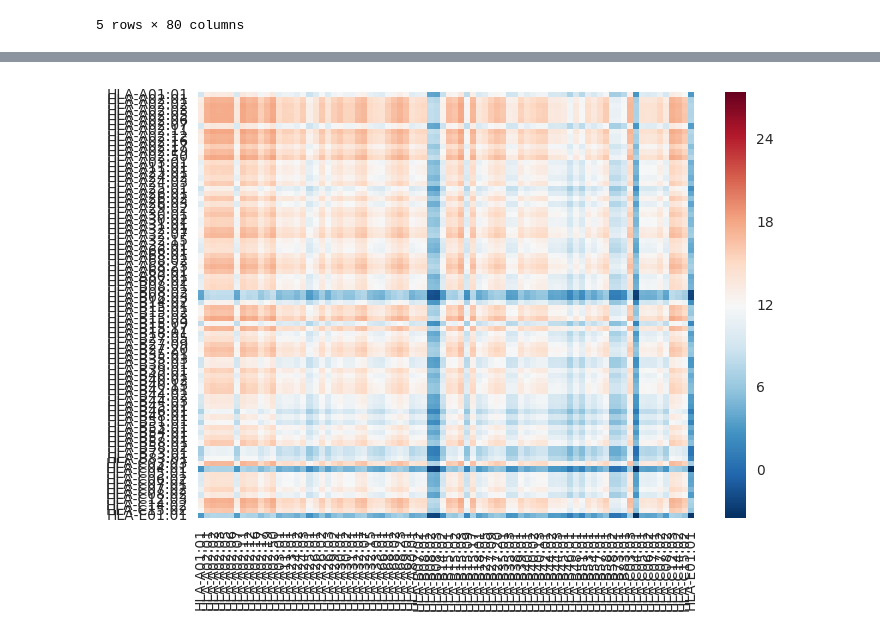
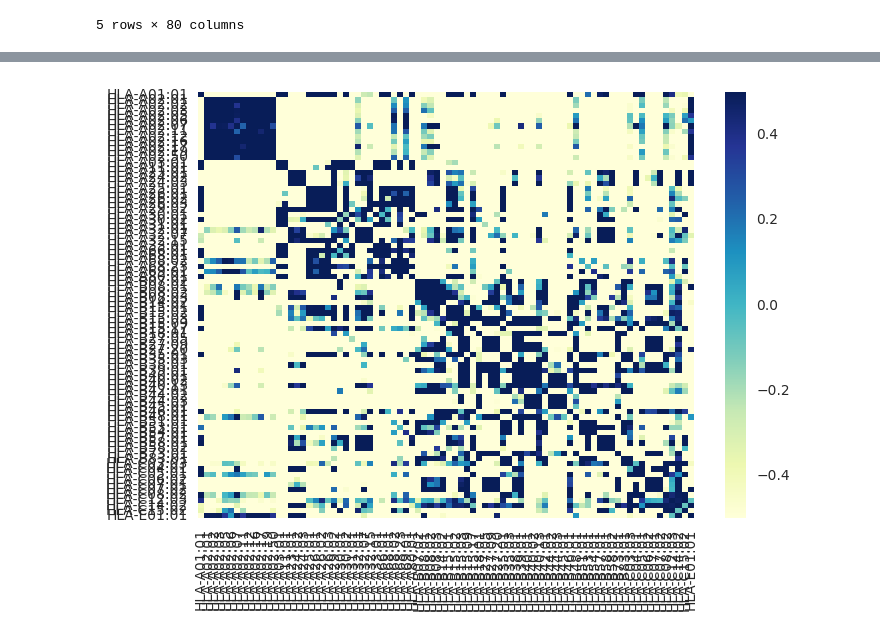
Before and after one commit to antigenomics/ipred, a Jupyter notebook: Binders_heatmap.ipynb, the cells around one changed output, grey strips where cells are left out. Cells and saved outputs as stored; diff of their text form; code cells hidden in the pictures.

```diff
--- a/Binders_heatmap.ipynb
+++ b/Binders_heatmap.ipynb
@@ -253,5 +224,6 @@ for key in file_dict.keys():
 # %%
-df_norm = df_add.apply(lambda r: df_add.sum()[r.name]*df_add.sum(1)[r.index]/df_add.sum().sum())
+df_norm = df_add.apply(lambda r: \
+                       df_add.loc[r.index, r.name]*df_add.sum().sum()/(df_add.sum()[r.name]*df_add.sum(1)[r.index]))
 # %%
 df_norm.head()
 # %% [output]
@@ -277,7 +264,7 @@ df_norm.applymap(np.log2).mean().mean()
 # %%
-m = sns.heatmap(df_norm.applymap(np.log2), center = 12)
+m = sns.heatmap(df_norm.applymap(np.log2), vmin=-0.5, vmax=0.5, cmap="YlGnBu")
 # %% [output]
-[figure, old version]
+[figure, new version]
 # %%
 from scipy.spatial.distance import pdist, squareform
 from scipy.cluster.hierarchy import linkage, dendrogram
```
Also changed, not shown: parts of 17 cells of this notebook, 8 other files.
